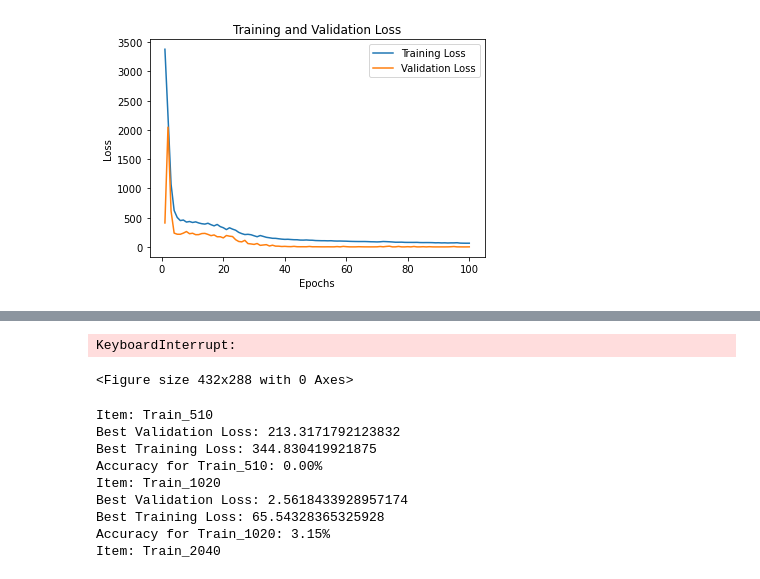
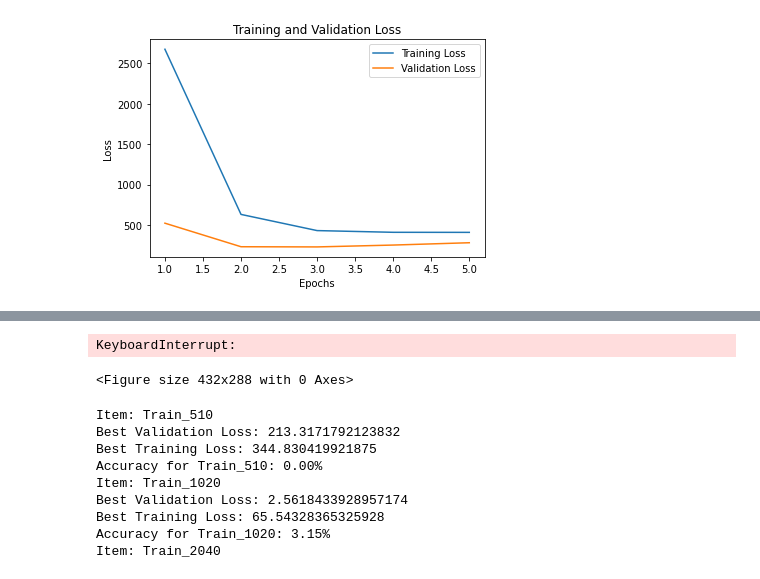
Before and after one commit to vanboven073/4AI00, a Jupyter notebook: Blender_Automation/CNN_comparison.ipynb, the cells around one changed output, grey strips where cells are left out. Saved outputs shown, nothing was run; the diff lists cells and outputs as text; code cells hidden in the pictures.

Commit message:
Fixed epoch load loop

```diff
--- a/Blender_Automation/CNN_comparison.ipynb
+++ b/Blender_Automation/CNN_comparison.ipynb
@@ -200,10 +200,10 @@ for item in sets:
     val_loader = DataLoader(val_dataset, batch_size=32, shuffle=True)
     test_loader = DataLoader(test_dataset, batch_size=32, shuffle=True)
 
-    num_epochs = 100
+    num_epochs = 5
     best_val_loss = float('inf')
     best_learning_rate = None
-    patience = 100
+    patience = 5
     counter = 0
     learning_rate = 0.001
 
@@ -333,7 +333,7 @@ for item in sets:
     predictions_test_df = pd.DataFrame(columns=['Real Value', 'Predicted Value', 'Difference'])
 
     model = CNN()  # Instantiate a new instance of the CNN class
-    model.load_state_dict(torch.load('trained_model_{item}'))  # Load the state dictionary of the pre-trained model
+    model.load_state_dict(torch.load(f'trained_model_{item}.pt'))  # Load the state dictionary of the pre-trained model
 
     # Set the model to evaluation mode
     model.eval()
@@ -416,2 +409,2 @@ Epoch 100 completed.
-[figure, old version]
+[figure, new version]
 Accuracy for Train_510: 6.67%
```
Also changed, not shown: parts of 1 cell of this notebook.
